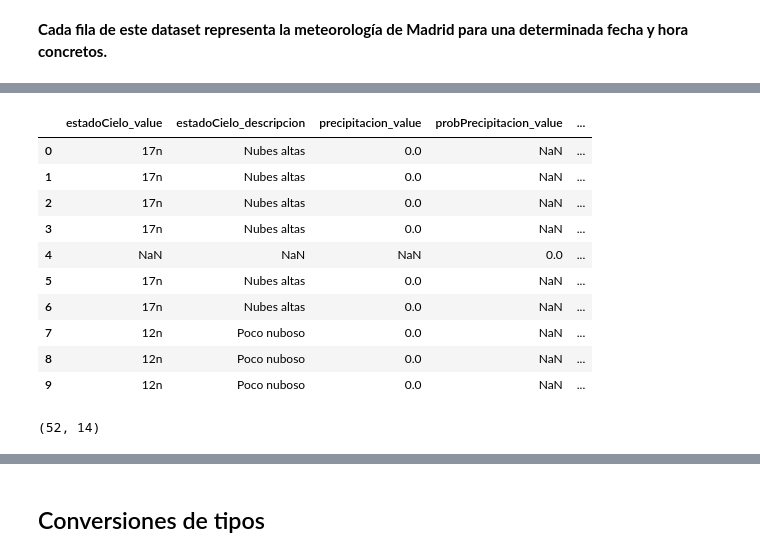
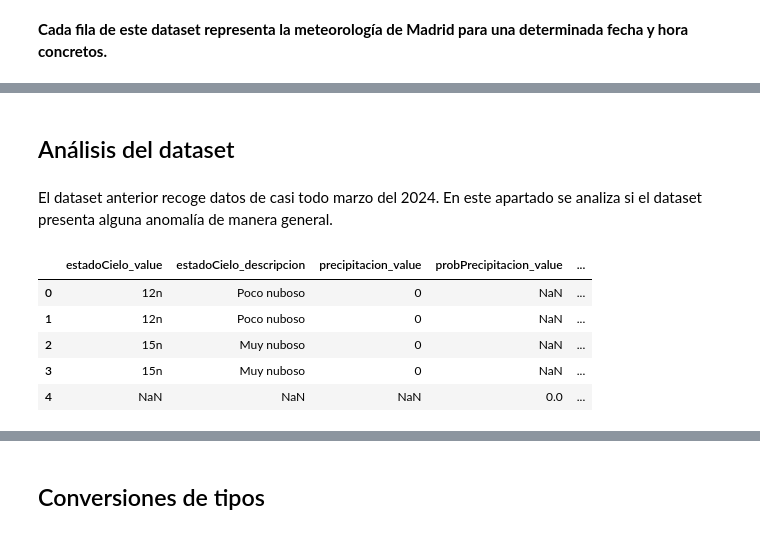
Before and after one commit to oeg-upm/inesdata-mov-data-generation, a Jupyter notebook: docs/notebooks/aemet_qa.ipynb, the cells around one changed output, grey strips where cells are left out. Drawn from its saved outputs; the diff is of its cells as text; code cells hidden in the pictures.

```diff
--- a/docs/notebooks/aemet_qa.ipynb
+++ b/docs/notebooks/aemet_qa.ipynb
@@ -76,24 +82,33 @@ Vamos a analizar la calidad del dataset generado solamente para el día 13 de ma
 </p>
 </div>
-# %%
-df = pd.read_csv(
-    os.path.join(AEMET_DATA_PATH, "2024", "03", "13", "aemet_20240313.csv"),
-    parse_dates=["datetime"],
-)
-df.head(10)
-# %% [output]
-|  | estadoCielo_value | estadoCielo_descripcion | precipitacion_value | probPrecipitacion_value | ... |
-| 0 | 17n | Nubes altas | 0.0 | NaN | ... |
-| 1 | 17n | Nubes altas | 0.0 | NaN | ... |
-| 2 | 17n | Nubes altas | 0.0 | NaN | ... |
-| 3 | 17n | Nubes altas | 0.0 | NaN | ... |
-| 4 | NaN | NaN | NaN | 0.0 | ... |
-| 5 | 17n | Nubes altas | 0.0 | NaN | ... |
-| 6 | 17n | Nubes altas | 0.0 | NaN | ... |
-| 7 | 12n | Poco nuboso | 0.0 | NaN | ... |
-| 8 | 12n | Poco nuboso | 0.0 | NaN | ... |
-| 9 | 12n | Poco nuboso | 0.0 | NaN | ... |
-# %%
-df.shape
-# %% [output]
-(52, 14)
+# %%
+#####################################################################
+# Creacción del dataset completo con toda la información disponible #
+#####################################################################
+
+# Directorio con los CSV
+directory = AEMET_DATA_PATH
+
+aemet_data = []
+
+for root, directories, files in os.walk(directory):
+    for filename in files:
+        if filename.endswith('.csv'):
+            filepath = os.path.join(root, filename)
+            aemet_data.append(pd.read_csv(filepath))
+
+aemet_dataset = pd.concat(aemet_data, ignore_index=True)
+# %% [markdown]
+## Análisis del dataset
+# %% [markdown]
+<h10> El dataset anterior recoge datos de casi todo marzo del 2024. En este apartado se analiza si el dataset presenta alguna anomalía de manera general. </h10>
+# %%
+# Visualización del dataset
+aemet_dataset.head()
+# %% [output]
+|  | estadoCielo_value | estadoCielo_descripcion | precipitacion_value | probPrecipitacion_value | ... |
+| 0 | 12n | Poco nuboso | 0 | NaN | ... |
+| 1 | 12n | Poco nuboso | 0 | NaN | ... |
+| 2 | 15n | Muy nuboso | 0 | NaN | ... |
+| 3 | 15n | Muy nuboso | 0 | NaN | ... |
+| 4 | NaN | NaN | NaN | 0.0 | ... |
```
Also changed, not shown: parts of 39 cells of this notebook, 2 other files.
